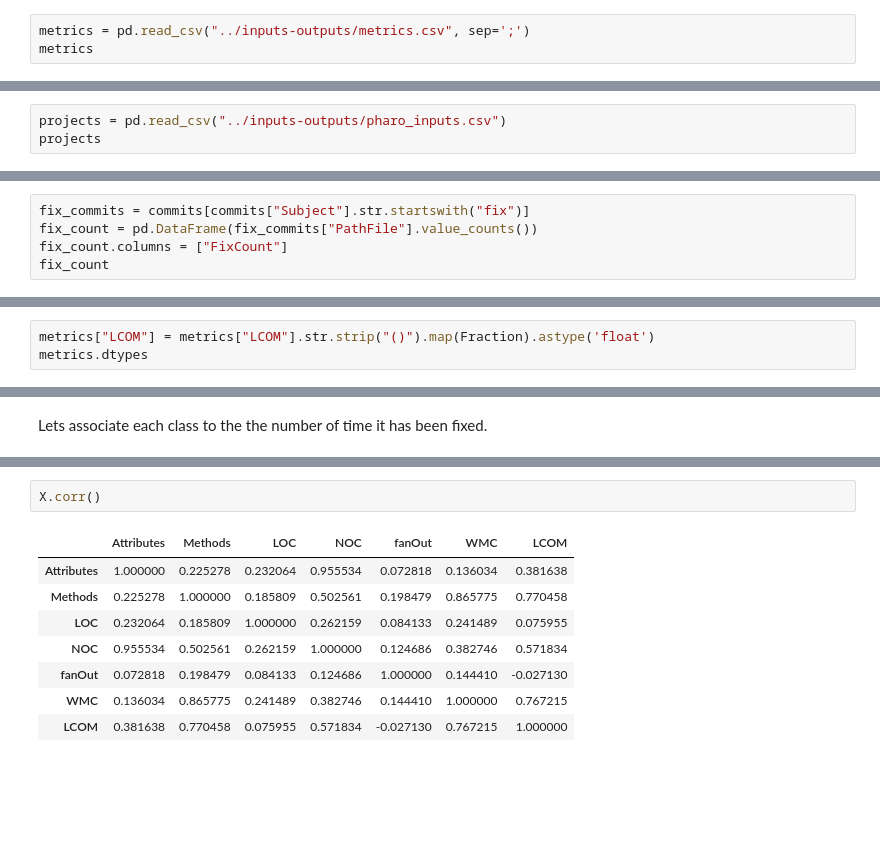
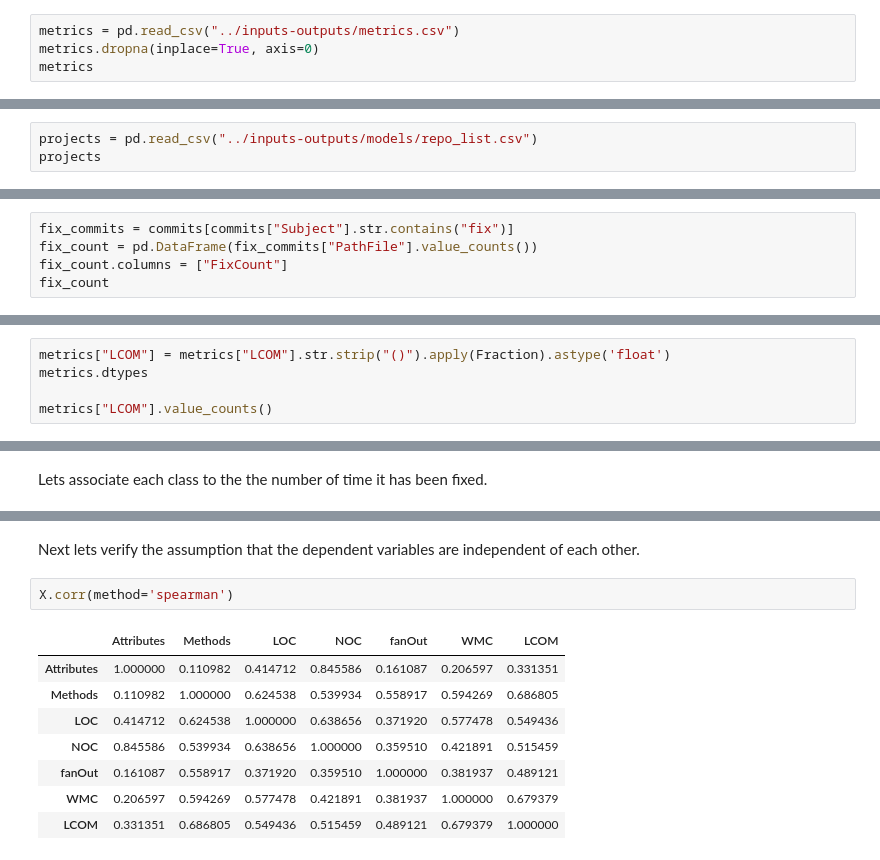
Before and after one commit to hcalex1/MGL843, a Jupyter notebook: notebooks/analysis.ipynb, the cells around one changed output, grey strips where cells are left out. Saved outputs shown, nothing was run; the diff lists cells and outputs as text; blank space fills up the shorter version.

```diff
--- a/notebooks/analysis.ipynb
+++ b/notebooks/analysis.ipynb
@@ -23,5 +28,6 @@ commits
 # %%
-metrics = pd.read_csv("../inputs-outputs/metrics.csv", sep=';')
+metrics = pd.read_csv("../inputs-outputs/metrics.csv")
+metrics.dropna(inplace=True, axis=0)
 metrics
 # %% [output]
 |  | Class | PathFile | Attributes | Methods | LOC | NOC | fanOut | WMC | LCOM |
@@ -40,5 +46,5 @@ metrics
 # %%
-projects = pd.read_csv("../inputs-outputs/pharo_inputs.csv")
+projects = pd.read_csv("../inputs-outputs/models/repo_list.csv")
 projects
 # %% [output]
 |  | Project | Source | Model |
@@ -48,7 +69,7 @@ projects
 # %% [markdown]
 Let keep only commits fixing issues and get their frequency per file.
 # %%
-fix_commits = commits[commits["Subject"].str.startswith("fix")]
+fix_commits = commits[commits["Subject"].str.contains("fix")]
 fix_count = pd.DataFrame(fix_commits["PathFile"].value_counts())
 fix_count.columns = ["FixCount"]
 fix_count
@@ -109,8 +130,10 @@ metrics
 # %% [markdown]
 Let convert the LCOM column to float.
 # %%
-metrics["LCOM"] = metrics["LCOM"].str.strip("()").map(Fraction).astype('float')
+metrics["LCOM"] = metrics["LCOM"].str.strip("()").apply(Fraction).astype('float')
 metrics.dtypes
+
+metrics["LCOM"].value_counts()
 # %% [output]
 A value is trying to be set on a copy of a slice from a DataFrame.
 Try using .loc[row_indexer,col_indexer] = value instead
@@ -155,11 +202,13 @@ y = joined_data["FixCount"]
+# %% [markdown]
+Next lets verify the assumption that the dependent variables are independent of each other.
 # %%
-X.corr()
+X.corr(method='spearman')
 # %% [output]
 |  | Attributes | Methods | LOC | NOC | fanOut | WMC | LCOM |
-| Attributes | 1.000000 | 0.225278 | 0.232064 | 0.955534 | 0.072818 | 0.136034 | 0.381638 |
-| Methods | 0.225278 | 1.000000 | 0.185809 | 0.502561 | 0.198479 | 0.865775 | 0.770458 |
-| LOC | 0.232064 | 0.185809 | 1.000000 | 0.262159 | 0.084133 | 0.241489 | 0.075955 |
-| NOC | 0.955534 | 0.502561 | 0.262159 | 1.000000 | 0.124686 | 0.382746 | 0.571834 |
-| fanOut | 0.072818 | 0.198479 | 0.084133 | 0.124686 | 1.000000 | 0.144410 | -0.027130 |
-| WMC | 0.136034 | 0.865775 | 0.241489 | 0.382746 | 0.144410 | 1.000000 | 0.767215 |
-| LCOM | 0.381638 | 0.770458 | 0.075955 | 0.571834 | -0.027130 | 0.767215 | 1.000000 |
+| Attributes | 1.000000 | 0.110982 | 0.414712 | 0.845586 | 0.161087 | 0.206597 | 0.331351 |
+| Methods | 0.110982 | 1.000000 | 0.624538 | 0.539934 | 0.558917 | 0.594269 | 0.686805 |
+| LOC | 0.414712 | 0.624538 | 1.000000 | 0.638656 | 0.371920 | 0.577478 | 0.549436 |
+| NOC | 0.845586 | 0.539934 | 0.638656 | 1.000000 | 0.359510 | 0.421891 | 0.515459 |
+| fanOut | 0.161087 | 0.558917 | 0.371920 | 0.359510 | 1.000000 | 0.381937 | 0.489121 |
+| WMC | 0.206597 | 0.594269 | 0.577478 | 0.421891 | 0.381937 | 1.000000 | 0.679379 |
+| LCOM | 0.331351 | 0.686805 | 0.549436 | 0.515459 | 0.489121 | 0.679379 | 1.000000 |
```
Also changed, not shown: parts of 18 cells of this notebook, 4 other files.
